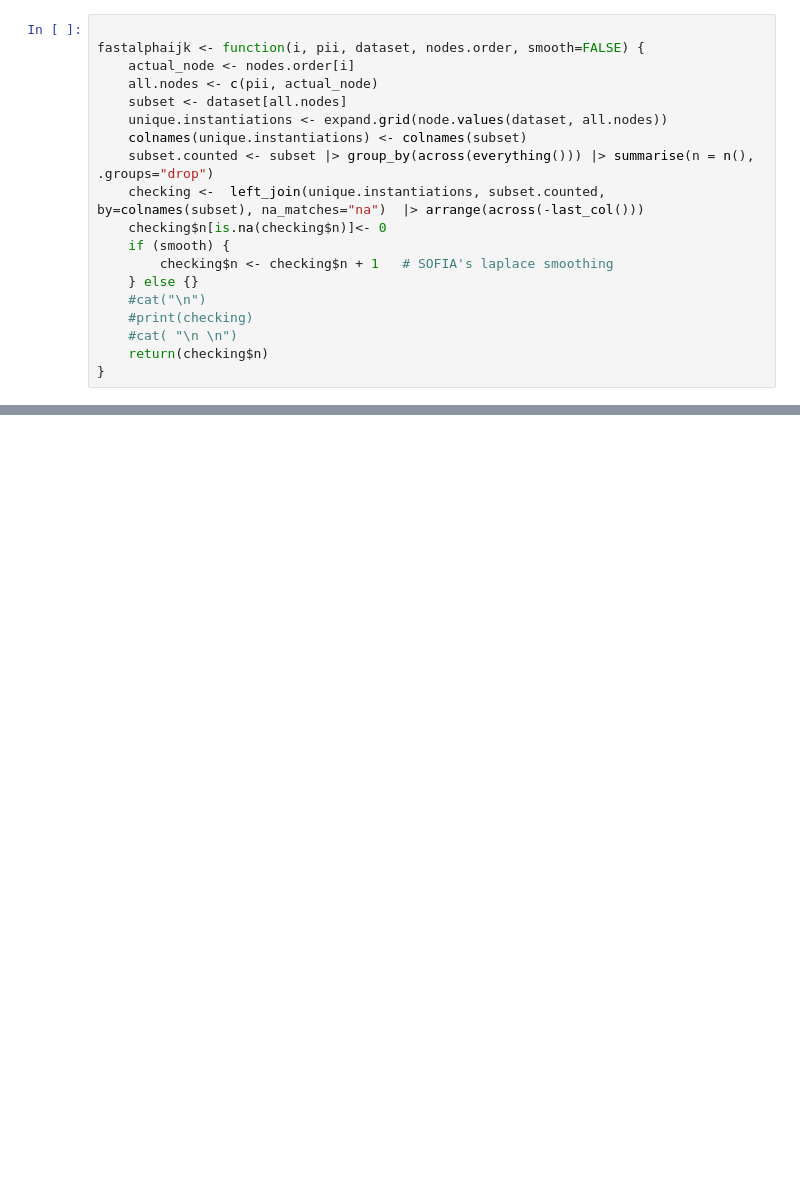
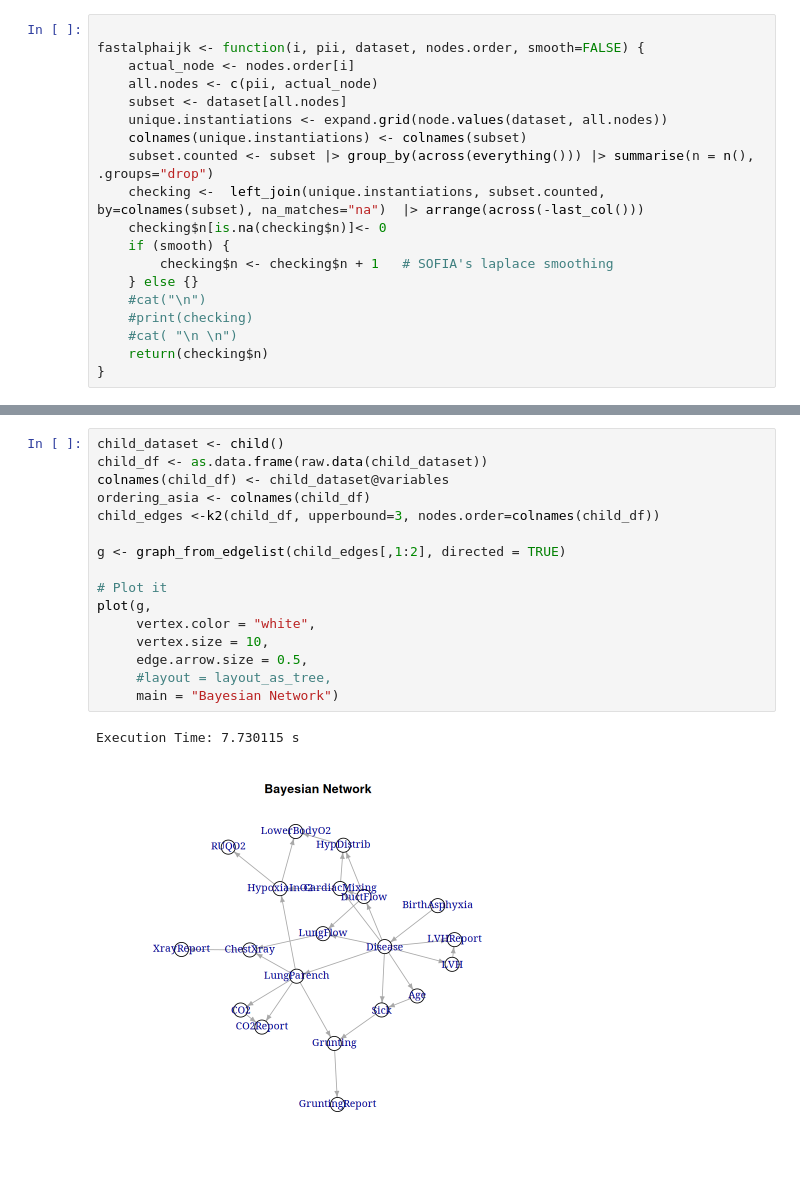
Before and after one commit to sofiadilucia/Bayesian-Networks, a Jupyter notebook: k2_algo.ipynb, the cells around one changed output, grey strips where cells are left out. Cells and saved outputs as stored; diff of their text form; blank space fills up the shorter version.

```diff
--- a/k2_algo.ipynb
+++ b/k2_algo.ipynb
@@ -235,0 +236,19 @@ Usage:
+# %%
+child_dataset <- child()
+child_df <- as.data.frame(raw.data(child_dataset))
+colnames(child_df) <- child_dataset@variables
+ordering_asia <- colnames(child_df)
+child_edges <-k2(child_df, upperbound=3, nodes.order=colnames(child_df))
+
+g <- graph_from_edgelist(child_edges[,1:2], directed = TRUE)
+
+# Plot it
+plot(g,
+     vertex.color = "white",
+     vertex.size = 10,
+     edge.arrow.size = 0.5,
+     #layout = layout_as_tree,
+     main = "Bayesian Network")
+# %% [output]
+Execution Time: 7.730115 s
+[figure, added]
```
Also changed, not shown: parts of 17 cells of this notebook.
